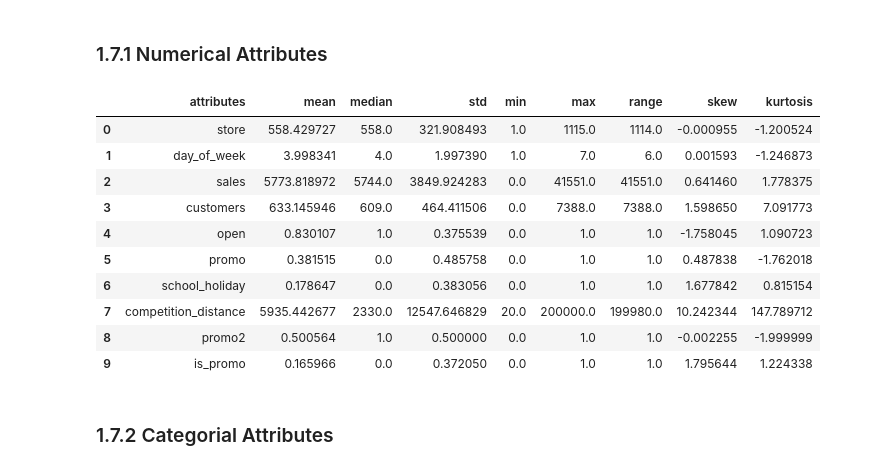
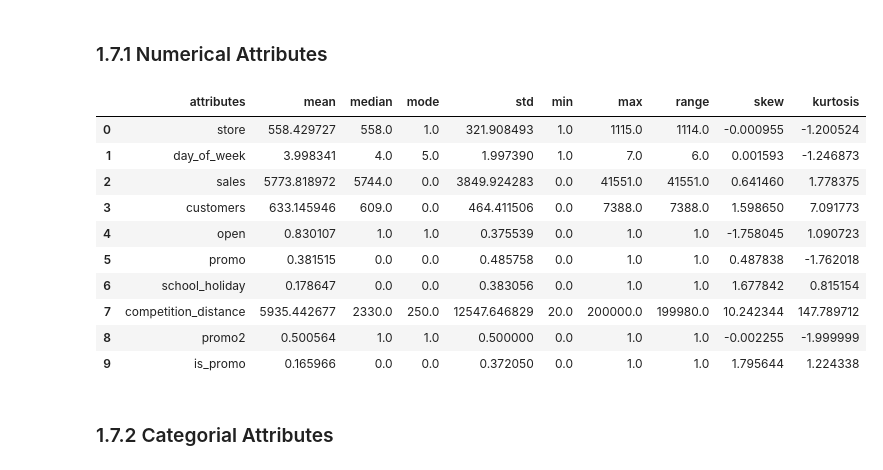
Before and after one commit to andreaugustorossi/Rossmann-Kaggle, a Jupyter notebook: Rossmann_Time_Series.ipynb, the cells around one changed output. Cells and saved outputs as stored; diff of their text form; code cells hidden in the pictures.

```diff
--- a/Rossmann_Time_Series.ipynb
+++ b/Rossmann_Time_Series.ipynb
@@ -454,32 +454,33 @@ cat_var = df1.select_dtypes( exclude = ['int64', 'float64', 'datetime64[ns]'])
 # %%
 # Central Tendency - mean, meadian
 ct1 = pd.DataFrame( num_var.apply( np.mean) ).T
 ct2 = pd.DataFrame( num_var.apply( np.median) ).T
+ct3 = pd.DataFrame( num_var.apply( st.mode ) ).T
 
 # Dispersion
 d1 = pd.DataFrame( num_var.apply( np.std) ).T
 d2 = pd.DataFrame( num_var.apply( min) ).T
 d3 = pd.DataFrame( num_var.apply( max) ).T
 d4 = pd.DataFrame( num_var.apply( lambda x: x.max() - x.min() ) ).T
 d5 = pd.DataFrame( num_var.apply( lambda x: x.skew() ) ).T
 d6 = pd.DataFrame( num_var.apply( lambda x: x.kurtosis() ) ).T
 
 # Concatenate
-ds = pd.concat([ct1, ct2, d1, d2, d3, d4, d5, d6 ]).T.reset_index()
-ds.columns = ['attributes', 'mean', 'median', 'std', 'min', 'max', 'range', 'skew', 'kurtosis']
+ds = pd.concat([ct1, ct2, ct3, d1, d2, d3, d4, d5, d6 ]).T.reset_index()
+ds.columns = ['attributes', 'mean', 'median', 'mode', 'std', 'min', 'max', 'range', 'skew', 'kurtosis']
 ds
 # %% [output]
-|  | attributes | mean | median | std | min | max | range | skew | kurtosis |
-| 0 | store | 558.429727 | 558.0 | 321.908493 | 1.0 | 1115.0 | 1114.0 | -0.000955 | -1.200524 |
-| 1 | day_of_week | 3.998341 | 4.0 | 1.997390 | 1.0 | 7.0 | 6.0 | 0.001593 | -1.246873 |
-| 2 | sales | 5773.818972 | 5744.0 | 3849.924283 | 0.0 | 41551.0 | 41551.0 | 0.641460 | 1.778375 |
-| 3 | customers | 633.145946 | 609.0 | 464.411506 | 0.0 | 7388.0 | 7388.0 | 1.598650 | 7.091773 |
-| 4 | open | 0.830107 | 1.0 | 0.375539 | 0.0 | 1.0 | 1.0 | -1.758045 | 1.090723 |
-| 5 | promo | 0.381515 | 0.0 | 0.485758 | 0.0 | 1.0 | 1.0 | 0.487838 | -1.762018 |
-| 6 | school_holiday | 0.178647 | 0.0 | 0.383056 | 0.0 | 1.0 | 1.0 | 1.677842 | 0.815154 |
-| 7 | competition_distance | 5935.442677 | 2330.0 | 12547.646829 | 20.0 | 200000.0 | 199980.0 | 10.242344 | 147.789712 |
-| 8 | promo2 | 0.500564 | 1.0 | 0.500000 | 0.0 | 1.0 | 1.0 | -0.002255 | -1.999999 |
-| 9 | is_promo | 0.165966 | 0.0 | 0.372050 | 0.0 | 1.0 | 1.0 | 1.795644 | 1.224338 |
+|  | attributes | mean | median | mode | std | min | max | range | skew | kurtosis |
+| 0 | store | 558.429727 | 558.0 | 1.0 | 321.908493 | 1.0 | 1115.0 | 1114.0 | -0.000955 | -1.200524 |
+| 1 | day_of_week | 3.998341 | 4.0 | 5.0 | 1.997390 | 1.0 | 7.0 | 6.0 | 0.001593 | -1.246873 |
+| 2 | sales | 5773.818972 | 5744.0 | 0.0 | 3849.924283 | 0.0 | 41551.0 | 41551.0 | 0.641460 | 1.778375 |
+| 3 | customers | 633.145946 | 609.0 | 0.0 | 464.411506 | 0.0 | 7388.0 | 7388.0 | 1.598650 | 7.091773 |
+| 4 | open | 0.830107 | 1.0 | 1.0 | 0.375539 | 0.0 | 1.0 | 1.0 | -1.758045 | 1.090723 |
+| 5 | promo | 0.381515 | 0.0 | 0.0 | 0.485758 | 0.0 | 1.0 | 1.0 | 0.487838 | -1.762018 |
+| 6 | school_holiday | 0.178647 | 0.0 | 0.0 | 0.383056 | 0.0 | 1.0 | 1.0 | 1.677842 | 0.815154 |
+| 7 | competition_distance | 5935.442677 | 2330.0 | 250.0 | 12547.646829 | 20.0 | 200000.0 | 199980.0 | 10.242344 | 147.789712 |
+| 8 | promo2 | 0.500564 | 1.0 | 1.0 | 0.500000 | 0.0 | 1.0 | 1.0 | -0.002255 | -1.999999 |
+| 9 | is_promo | 0.165966 | 0.0 | 0.0 | 0.372050 | 0.0 | 1.0 | 1.0 | 1.795644 | 1.224338 |
 # %% [markdown]
 ### 1.7.2 Categorial Attributes
 # %%
```
Also changed, not shown: parts of 11 cells of this notebook, 1 other file.
